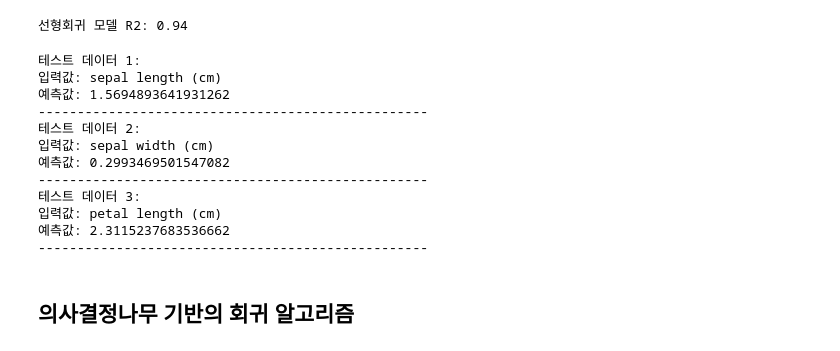
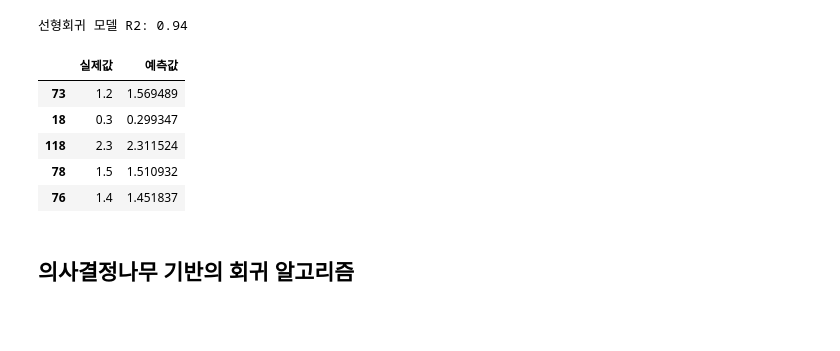
Before and after one commit to yleessam/dl, a Jupyter notebook: 4_2_regressor_iris.ipynb, the cells around one changed output. Cells and saved outputs as stored; diff of their text form; code cells hidden in the pictures; blank space fills up the shorter version.

```diff
--- a/4_2_regressor_iris.ipynb
+++ b/4_2_regressor_iris.ipynb
@@ -46,29 +46,27 @@ score = lr_model.score(X_test, y_test)
 print('선형회귀 모델 R2: {0:.2f}'.format(score))
 # %% [output]
 선형회귀 모델 R2: 0.94
-# %%
-# 예측
-y_pred_lr = lr_model.predict(X_test)
-
-# 테스트 데이터 별 예측값 출력
-for i, (data, pred) in enumerate(zip(X_test, y_pred_lr)):
-    print(f"테스트 데이터 {i + 1}:")
-    print("입력값:", data)
-    print("예측값:", pred)
-    print("-" * 50)
-# %% [output]
-테스트 데이터 1:
-입력값: sepal length (cm)
-예측값: 1.5694893641931262
---------------------------------------------------
-테스트 데이터 2:
-입력값: sepal width (cm)
-예측값: 0.2993469501547082
---------------------------------------------------
-테스트 데이터 3:
-입력값: petal length (cm)
-예측값: 2.3115237683536662
---------------------------------------------------
+# %%
+# 예측
+y_pred_lr = lr_model.predict(X_test)
+
+import pandas as pd
+
+# 실제값과 예측값을 DataFrame으로 변환
+df_result = pd.DataFrame({
+    '실제값': y_test,
+    '예측값': y_pred_lr
+})
+
+# 결과 출력
+df_result.head()
+# %% [output]
+|  | 실제값 | 예측값 |
+| 73 | 1.2 | 1.569489 |
+| 18 | 0.3 | 0.299347 |
+| 118 | 2.3 | 2.311524 |
+| 78 | 1.5 | 1.510932 |
+| 76 | 1.4 | 1.451837 |
 # %% [markdown]
 ## 의사결정나무 기반의 회귀 알고리즘
 # %%
```
